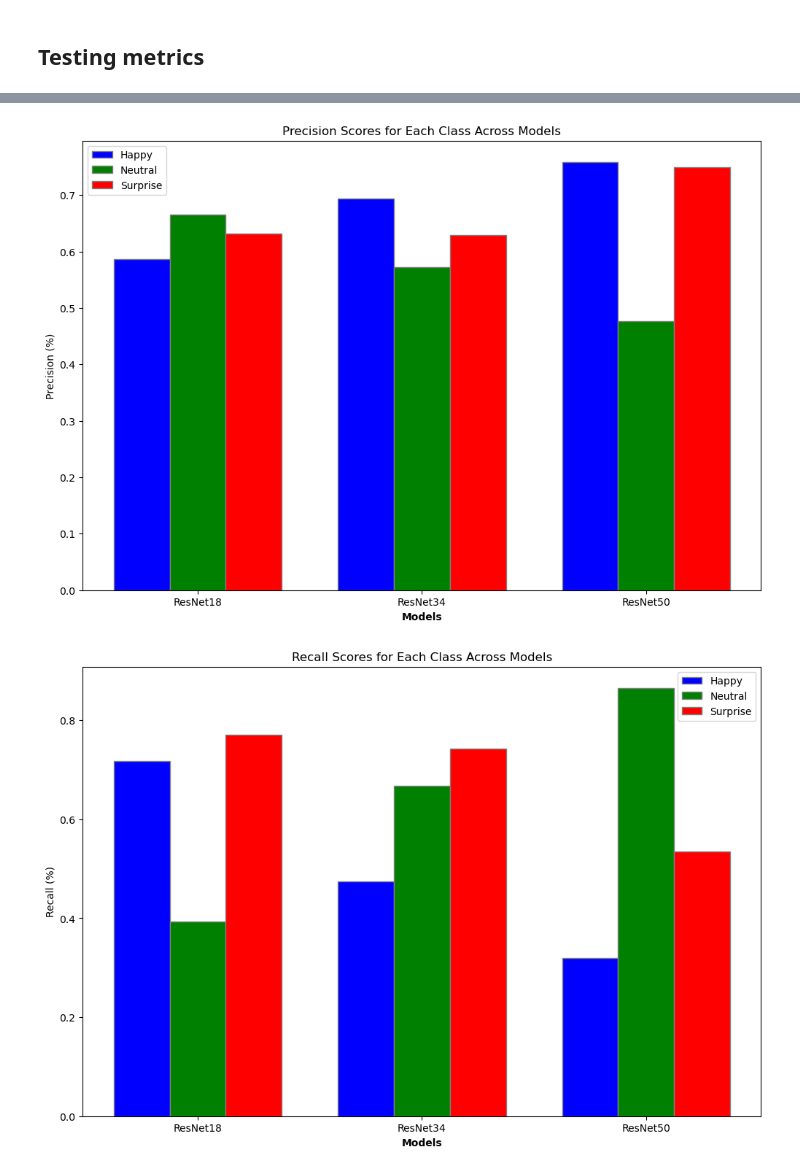
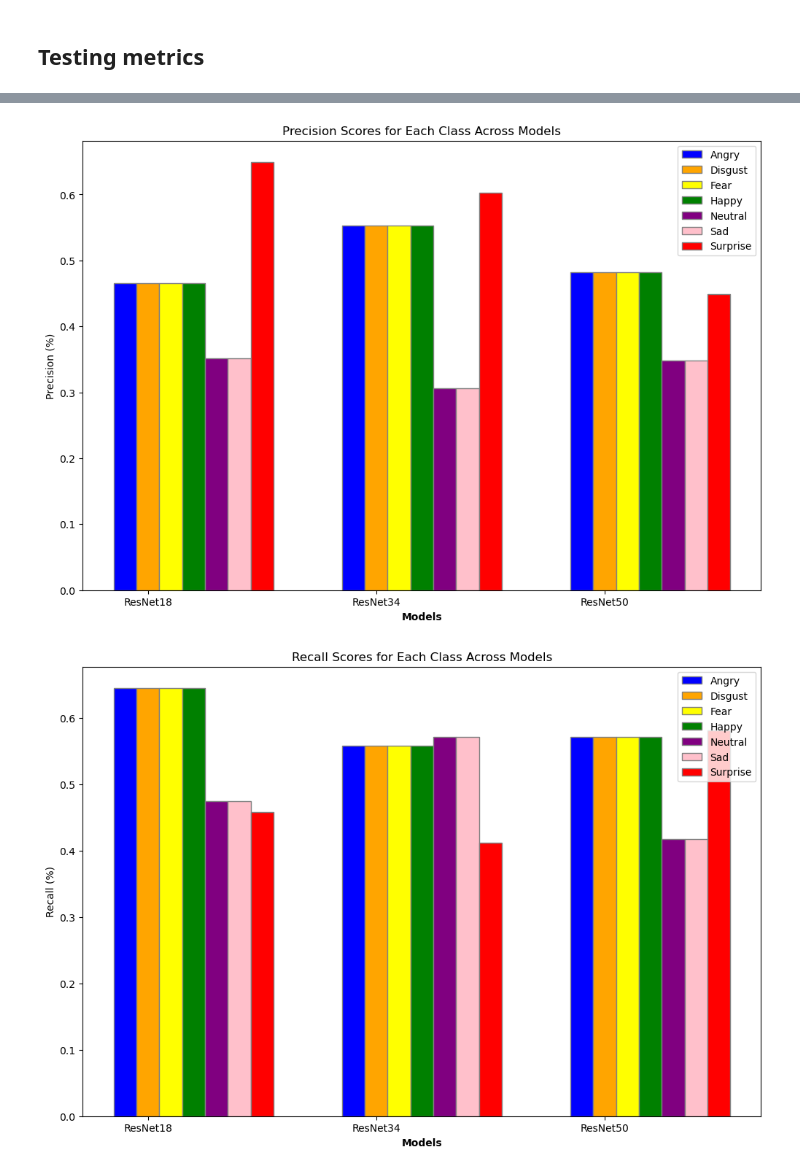
Before and after one commit to angerulis/ResNet-Emotion-Recognition, a Jupyter notebook: Analysis.ipynb, the cells around one changed output, grey strips where cells are left out. Drawn from its saved outputs; the diff is of its cells as text; code cells hidden in the pictures.

Commit message:
Update analysis and paper

```diff
--- a/Analysis.ipynb
+++ b/Analysis.ipynb
@@ -4,7 +4,7 @@ import matplotlib.pyplot as plt
 import numpy as np
 # %%
 # Load the metrics data from the JSON file
-metrics_file_path = './metrics/metrics.json'
+metrics_file_path = './metrics/metrics_paper.json'
 
 with open(metrics_file_path, 'r') as file:
     metrics_data = json.load(file)
@@ -103,11 +103,28 @@ plt.show()
 # %%
 # Set positions of the bars on the X axis
-barWidth = 0.25
+barWidth = 0.1
 r1 = np.arange(len(metrics_data.keys()))
 r2 = [x + barWidth for x in r1]
 r3 = [x + barWidth for x in r2]
+r4 = [x + barWidth for x in r3]
+r5 = [x + barWidth for x in r4]
+r6 = [x + barWidth for x in r5]
+r7 = [x + barWidth for x in r6]
+colors = ['blue', 'orange', 'yellow', 'green', 'purple', 'pink', 'red']
 # %%
 # Extracting precision scores for each class for each model
+precision_angry = [metrics_data['resnet18']['test_report']['angry']['precision'],
+                   metrics_data['resnet34']['test_report']['angry']['precision'],
+                   metrics_data['resnet50']['test_report']['angry']['precision']]
+
+precision_disgust = [metrics_data['resnet18']['test_report']['disgust']['precision'],
+                   metrics_data['resnet34']['test_report']['disgust']['precision'],
+                   metrics_data['resnet50']['test_report']['disgust']['precision']]
+
+precision_fear = [metrics_data['resnet18']['test_report']['fear']['precision'],
+                   metrics_data['resnet34']['test_report']['fear']['precision'],
+                   metrics_data['resnet50']['test_report']['fear']['precision']]
+
 precision_happy = [metrics_data['resnet18']['test_report']['happy']['precision'],
                    metrics_data['resnet34']['test_report']['happy']['precision'],
                    metrics_data['resnet50']['test_report']['happy']['precision']]
@@ -116,15 +133,23 @@ precision_neutral = [metrics_data['resnet18']['test_report']['neutral']['precisi
                      metrics_data['resnet34']['test_report']['neutral']['precision'],
                      metrics_data['resnet50']['test_report']['neutral']['precision']]
 
+precision_sad = [metrics_data['resnet18']['test_report']['sad']['precision'],
+                     metrics_data['resnet34']['test_report']['sad']['precision'],
+                     metrics_data['resnet50']['test_report']['sad']['precision']]
+
 precision_surprise = [metrics_data['resnet18']['test_report']['surprise']['precision'],
                       metrics_data['resnet34']['test_report']['surprise']['precision'],
                       metrics_data['resnet50']['test_report']['surprise']['precision']]
 
 # Creating the grouped bar chart for Precision Scores
 plt.figure(figsize=(12, 8))
-plt.bar(r1, precision_happy, color='blue', width=barWidth, edgecolor='grey', label='Happy')
-plt.bar(r2, precision_neutral, color='green', width=barWidth, edgecolor='grey', label='Neutral')
-plt.bar(r3, precision_surprise, color='red', width=barWidth, edgecolor='grey', label='Surprise')
+plt.bar(r1, precision_happy, color=colors[0], width=barWidth, edgecolor='grey', label='Angry')
+plt.bar(r2, precision_happy, color=colors[1], width=barWidth, edgecolor='grey', label='Disgust')
+plt.bar(r3, precision_happy, color=colors[2], width=barWidth, edgecolor='grey', label='Fear')
+plt.bar(r4, precision_happy, color=colors[3], width=barWidth, edgecolor='grey', label='Happy')
+plt.bar(r5, precision_neutral, color=colors[4], width=barWidth, edgecolor='grey', label='Neutral')
+plt.bar(r6, precision_neutral, color=colors[5], width=barWidth, edgecolor='grey', label='Sad')
+plt.bar(r7, precision_surprise, color=colors[6], width=barWidth, edgecolor='grey', label='Surprise')
 
 plt.xlabel('Models', fontweight='bold')
 plt.ylabel('Precision (%)')
@@ -134,35 +159,55 @@ plt.title('Precision Scores for Each Class Across Models')
 plt.legend()
 plt.show()
 # %% [output]
-[figure, old version]
+[figure, new version]
 # %%
 # Extracting recall scores for each class for each model
+recall_angry = [metrics_data['resnet18']['test_report']['angry']['recall'],
+                   metrics_data['resnet34']['test_report']['angry']['recall'],
+                   metrics_data['resnet50']['test_report']['angry']['recall']]
+
+recall_disgust = [metrics_data['resnet18']['test_report']['disgust']['recall'],
+                   metrics_data['resnet34']['test_report']['disgust']['recall'],
+                   metrics_data['resnet50']['test_report']['disgust']['recall']]
+
+recall_fear = [metrics_data['resnet18']['test_report']['fear']['recall'],
+                   metrics_data['resnet34']['test_report']['fear']['recall'],
+                   metrics_data['resnet50']['test_report']['fear']['recall']]
+
 recall_happy = [metrics_data['resnet18']['test_report']['happy']['recall'],
-                metrics_data['resnet34']['test_report']['happy']['recall'],
-                metrics_data['resnet50']['test_report']['happy']['recall']]
+                   metrics_data['resnet34']['test_report']['happy']['recall'],
+                   metrics_data['resnet50']['test_report']['happy']['recall']]
 
 recall_neutral = [metrics_data['resnet18']['test_report']['neutral']['recall'],
-                  metrics_data['resnet34']['test_report']['neutral']['recall'],
-                  metrics_data['resnet50']['test_report']['neutral']['recall']]
+                     metrics_data['resnet34']['test_report']['neutral']['recall'],
+                     metrics_data['resnet50']['test_report']['neutral']['recall']]
+
+recall_sad = [metrics_data['resnet18']['test_report']['sad']['recall'],
+                     metrics_data['resnet34']['test_report']['sad']['recall'],
+                     metrics_data['resnet50']['test_report']['sad']['recall']]
 
 recall_surprise = [metrics_data['resnet18']['test_report']['surprise']['recall'],
-                   metrics_data['resnet34']['test_report']['surprise']['recall'],
-                   metrics_data['resnet50']['test_report']['surprise']['recall']]
+                      metrics_data['resnet34']['test_report']['surprise']['recall'],
+                      metrics_data['resnet50']['test_report']['surprise']['recall']]
 
 # Creating the grouped bar chart for Recall Scores
 plt.figure(figsize=(12, 8))
-plt.bar(r1, recall_happy, color='blue', width=barWidth, edgecolor='grey', label='Happy')
-plt.bar(r2, recall_neutral, color='green', width=barWidth, edgecolor='grey', label='Neutral')
-plt.bar(r3, recall_surprise, color='red', width=barWidth, edgecolor='grey', label='Surprise')
+plt.bar(r1, recall_happy, color=colors[0], width=barWidth, edgecolor='grey', label='Angry')
+plt.bar(r2, recall_happy, color=colors[1], width=barWidth, edgecolor='grey', label='Disgust')
+plt.bar(r3, recall_happy, color=colors[2], width=barWidth, edgecolor='grey', label='Fear')
+plt.bar(r4, recall_happy, color=colors[3], width=barWidth, edgecolor='grey', label='Happy')
+plt.bar(r5, recall_neutral, color=colors[4], width=barWidth, edgecolor='grey', label='Neutral')
+plt.bar(r6, recall_neutral, color=colors[5], width=barWidth, edgecolor='grey', label='Sad')
+plt.bar(r7, recall_surprise, color=colors[6], width=barWidth, edgecolor='grey', label='Surprise')
 
 plt.xlabel('Models', fontweight='bold')
 plt.ylabel('Recall (%)')
 plt.xticks([r + barWidth for r in range(len(recall_happy))], ['ResNet18', 'ResNet34', 'ResNet50'])
 plt.title('Recall Scores for Each Class Across Models')
 
 plt.legend()
 plt.show()
 # %% [output]
-[figure, old version]
+[figure, new version]
 # %%
 # Extracting F1-scores for each class for each model
```
Also changed, not shown: parts of 6 cells of this notebook, 1 other file.
